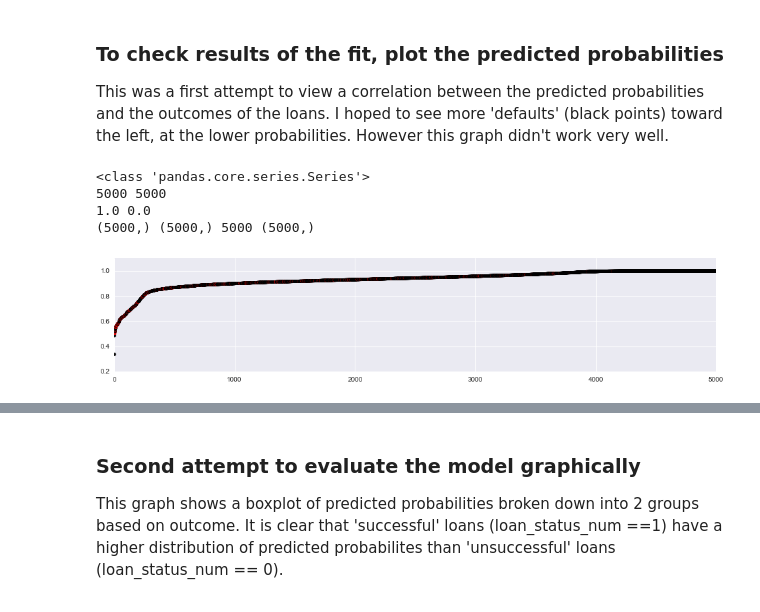
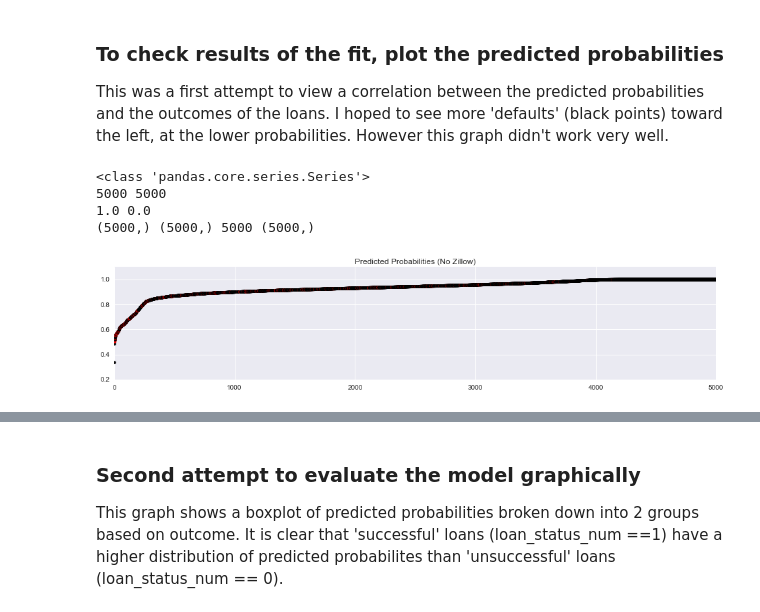
Before and after one commit to stephane47/gadat-project, a Jupyter notebook: lc-model3.ipynb, the cells around one changed output, grey strips where cells are left out. Cells and saved outputs as stored; diff of their text form; code cells hidden in the pictures.

```diff
--- a/lc-model3.ipynb
+++ b/lc-model3.ipynb
@@ -381,19 +381,21 @@ print thresholds[thresh3_i]
 This was a first attempt to view a correlation between the predicted probabilities and the outcomes of the loans. I hoped to see more 'defaults' (black points) toward the left, at the lower probabilities. However this graph didn't work very well.
 # %%
 sis = y_pred_prob.argsort()
+sisz = yz_pred_prob.argsort()
 colormap = np.array(['r', 'k'])
 plt.figure(figsize=(16, 3))
+plt.title("Predicted Probabilities (No Zillow)")
 plt.scatter(range(len(y_pred_prob)),y_pred_prob[sis],color=colormap[list(y_test.iloc[sis])])
 plt.xlim([0,len(y_test)])
 #plt.scatter(range(len(y_test)),y_test.iloc[sis],color=colormap[list(y_test.iloc[sis])])
 print type(y_test)
 
 print len(y_test),len(sis)
 print max(y_test),min(y_test)
 print y_test.shape,sis.shape,len(y_test[sis]),y_test[sis].shape
 # %% [output]
 <class 'pandas.core.series.Series'>
 5000 5000
 1.0 0.0
 (5000,) (5000,) 5000 (5000,)
-[figure, old version]
+[figure, new version]
```
Also changed, not shown: parts of 1 cell of this notebook, 4 other files.
